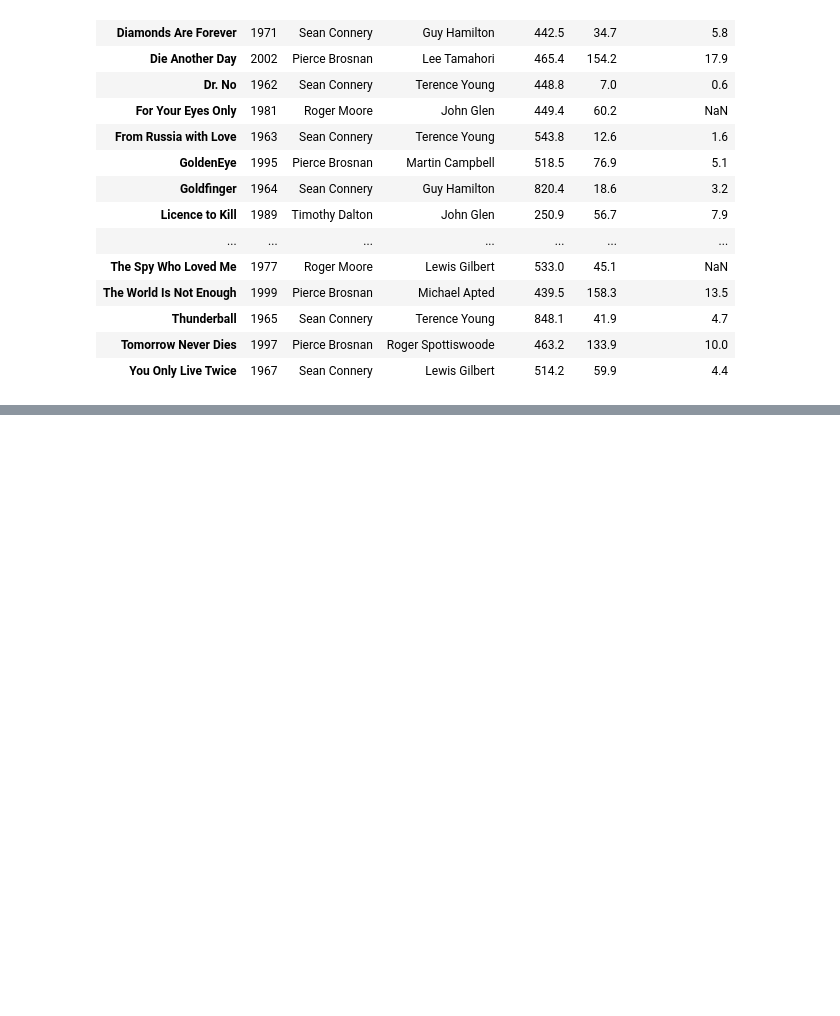
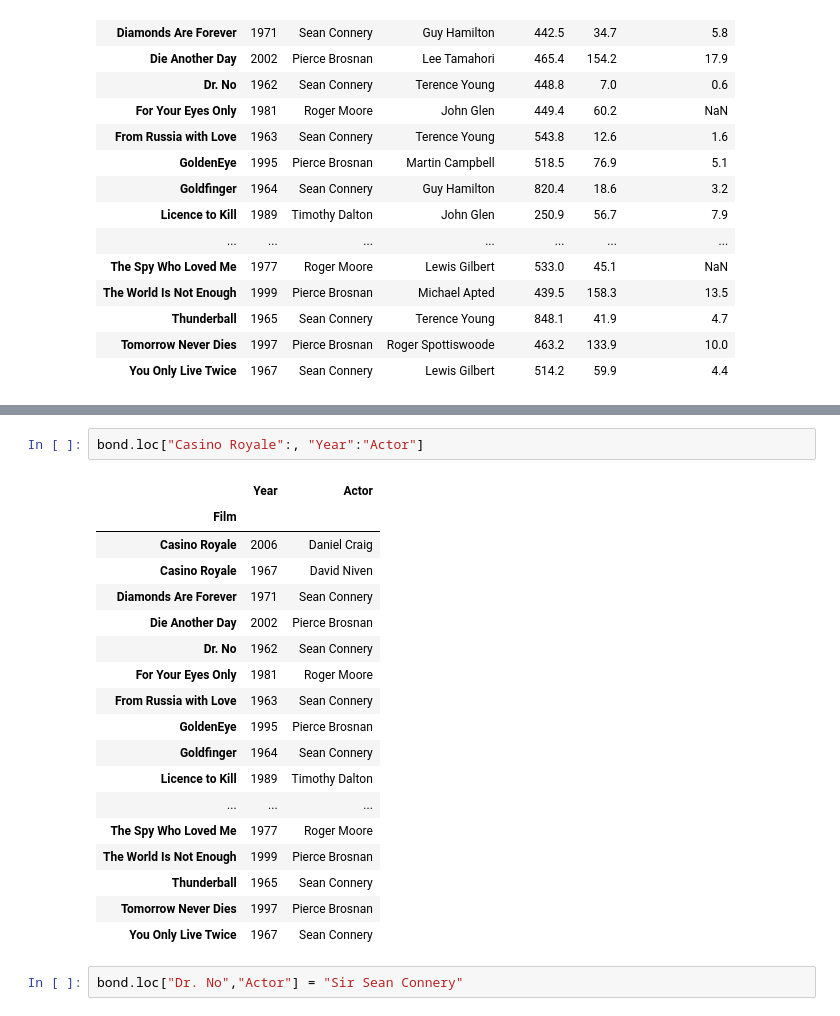
Before and after one commit to vrsyvby/Python_Practice, a Jupyter notebook: DataFrames/04-dataframes-dataextraction.ipynb, the cells around one changed output, grey strips where cells are left out. Cells and saved outputs as stored; diff of their text form; blank space fills up the shorter version.

```diff
--- a/DataFrames/04-dataframes-dataextraction.ipynb
+++ b/DataFrames/04-dataframes-dataextraction.ipynb
@@ -164,0 +186,23 @@ bond.loc["Casino Royale":]
+# %%
+bond.loc["Casino Royale":, "Year":"Actor"]
+# %% [output]
+|  | Year | Actor |
+| Film |  |  |
+| Casino Royale | 2006 | Daniel Craig |
+| Casino Royale | 1967 | David Niven |
+| Diamonds Are Forever | 1971 | Sean Connery |
+| Die Another Day | 2002 | Pierce Brosnan |
+| Dr. No | 1962 | Sean Connery |
+| For Your Eyes Only | 1981 | Roger Moore |
+| From Russia with Love | 1963 | Sean Connery |
+| GoldenEye | 1995 | Pierce Brosnan |
+| Goldfinger | 1964 | Sean Connery |
+| Licence to Kill | 1989 | Timothy Dalton |
+| ... | ... | ... |
+| The Spy Who Loved Me | 1977 | Roger Moore |
+| The World Is Not Enough | 1999 | Pierce Brosnan |
+| Thunderball | 1965 | Sean Connery |
+| Tomorrow Never Dies | 1997 | Pierce Brosnan |
+| You Only Live Twice | 1967 | Sean Connery |
+# %%
+bond.loc["Dr. No","Actor"] = "Sir Sean Connery"
```
Also changed, not shown: parts of 4 cells of this notebook.
